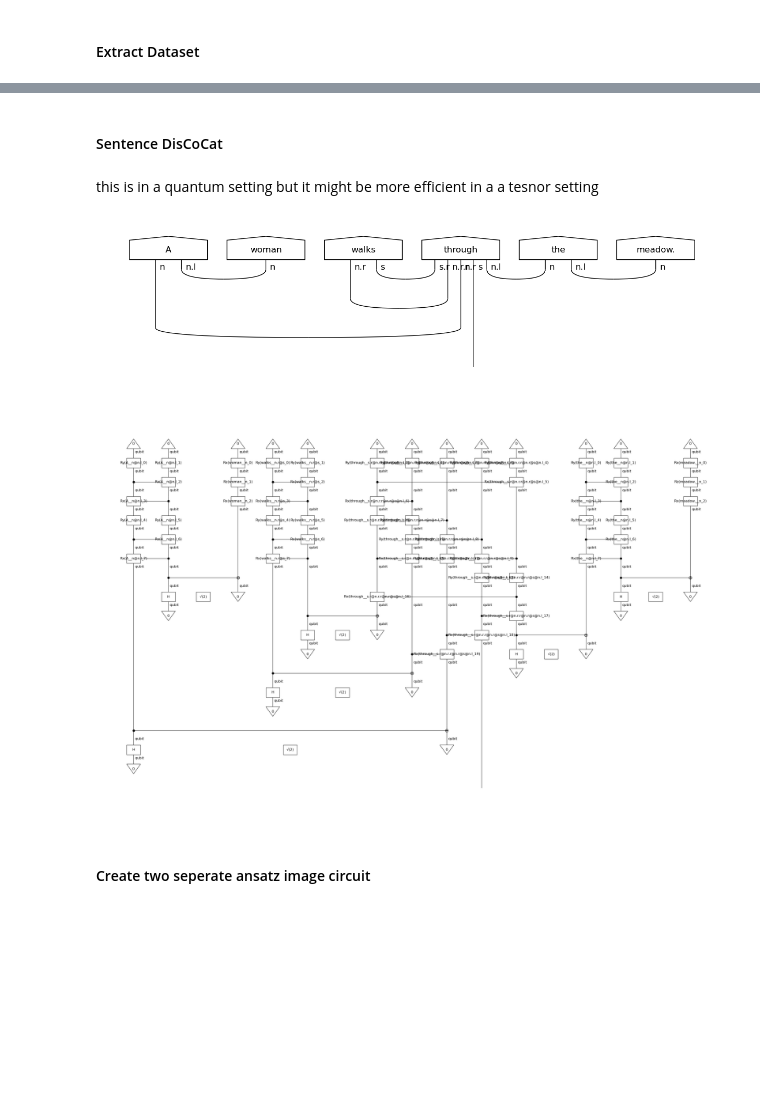
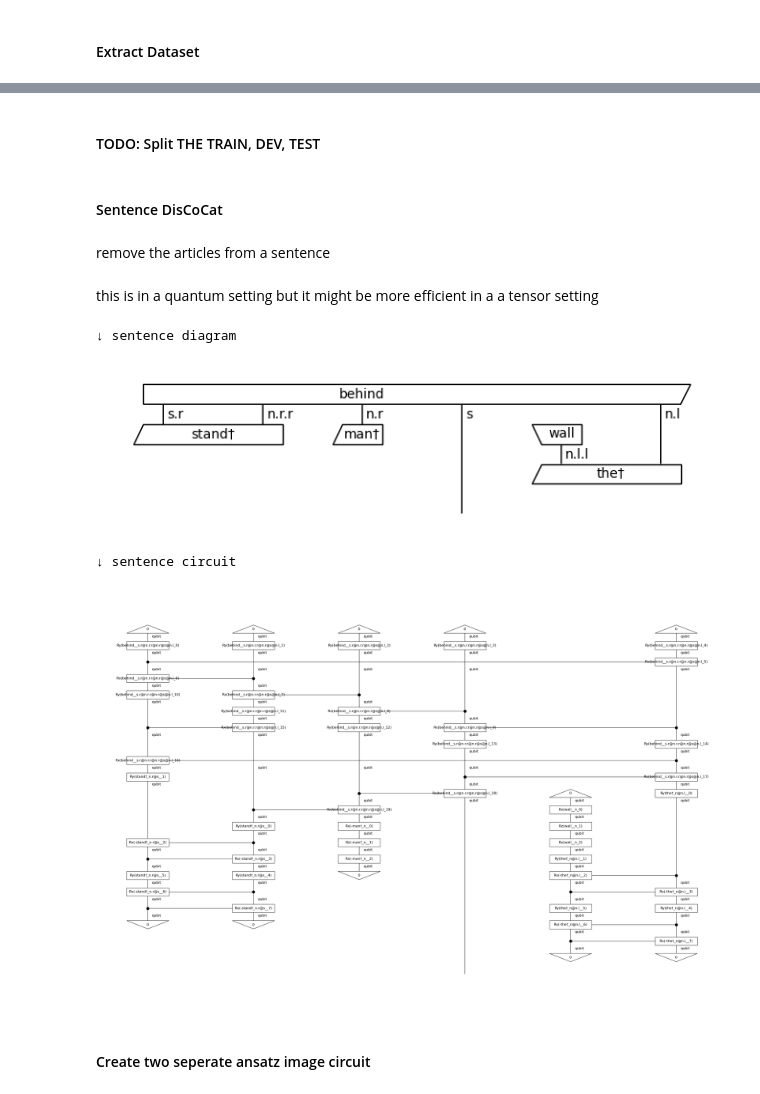
Before and after one commit to halaa901/QNLP-Thesis, a Jupyter notebook: implementation.ipynb, the cells around one changed output, grey strips where cells are left out. Cells and saved outputs as stored; diff of their text form; code cells hidden in the pictures; blank space fills up the shorter version.

```diff
--- a/implementation.ipynb
+++ b/implementation.ipynb
@@ -186,18 +192,28 @@ copy_df.head()
 # %%
-features_df = new_df.iloc[1:3].copy()
+
+model = ResNet50(weights='imagenet', include_top=False)
 
 # Iterate through each row in the DataFrame
 for index, row in features_df.iterrows():
+    print("\nIndex : ", index)
     # Extract the sentence, image_pos, and image_neg from the current row
     sentence_diagram = row['sentence']
-    img_pos = row['image_pos']
-    img_neg = row['image_neg']
+    # img_pos = row['image_pos']
+    # img_neg = row['image_neg']
 
-    temp_pos = pca_image(img_pos, 16)
-    temp_neg = pca_image(img_neg, 16)
+    print(" +ve")
+    temp_pos = process_image(new_df["image_pos"][index], 16, model)
+    features_df.loc[index, "image_pos"] = temp_pos
 
-    features_df.loc[index, "image_pos"] = temp_pos
-    features_df.loc[index, "image_neg"] = temp_neg
+    # print(" -ve")
+    # temp_neg = process_image(new_df["image_neg"][index], 16, model)
+    # features_df.loc[index, "image_neg"] = temp_neg
+
+    # temp_pos = process_image(img_pos, 16, model)
+    # temp_neg = process_image(img_neg, 16, model)
+
+    # features_df.loc[index, "image_pos"] = temp_pos
+    # features_df.loc[index, "image_neg"] = temp_neg
 
 print("Done")
 # %% [output]
@@ -213,25 +247,37 @@ features_df.head()
+# %% [markdown]
+#### TODO: Split THE TRAIN, DEV, TEST
 # %% [markdown]
 #### Sentence DisCoCat
+# %% [markdown]
+remove the articles from a sentence
 # %% [markdown]
-this is in a quantum setting but it might be more efficient in a a tesnor setting
+this is in a quantum setting but it might be more efficient in a a tensor setting
 # %%
-from lambeq import BobcatParser, AtomicType
+from lambeq import BobcatParser, AtomicType, Sim14Ansatz, RemoveCupsRewriter
+
+remove_cups = RemoveCupsRewriter()
 
 # Parse the sentence and convert it into a string diagram
-sentence = new_df["sentence"][14]
+sentence = new_df["sentence"][7]
 
 # Use BobbcatParser
 parser = BobcatParser(verbose='suppress')
-sentence_diagram = parser.sentence2diagram(sentence)
-sentence_diagram.draw(figsize=(14, 3), fontsize=12)
+raw_sentence_diagrams = parser.sentence2diagram(sentence)
+ansatz_sentence = Sim14Ansatz({AtomicType.NOUN: 1, AtomicType.SENTENCE: 1},n_layers=1)
+# sentence_diagram.draw(figsize=(14, 3), fontsize=12)
 
-ansatz_sentence = Sim14Ansatz({AtomicType.NOUN: 1, AtomicType.SENTENCE: 1},n_layers=1)
-conc_sentence = ansatz_sentence(sentence_diagram)
+train_diagrams_sentence = [remove_cups(sentence_diagram) for diagram in raw_sentence_diagrams]
+print('↓ sentence diagram')
+train_diagrams_sentence[1].draw()
 
-conc_sentence.draw(figsize=(30, 20), fontsize=12)
+train_circuits_sentence = [ansatz_sentence(diagram) for diagram in train_diagrams_sentence]
+print('↓ sentence circuit')
+train_circuits_sentence[1].draw(figsize=(30, 20), fontsize=12)
 # %% [output]
+↓ sentence diagram
-[figure, old version]
+[figure, new version]
+↓ sentence circuit
-[figure, old version]
+[figure, new version]
 # %% [markdown]
 #### Create two seperate ansatz image circuit
 # %%
```
Also changed, not shown: parts of 14 cells of this notebook.
